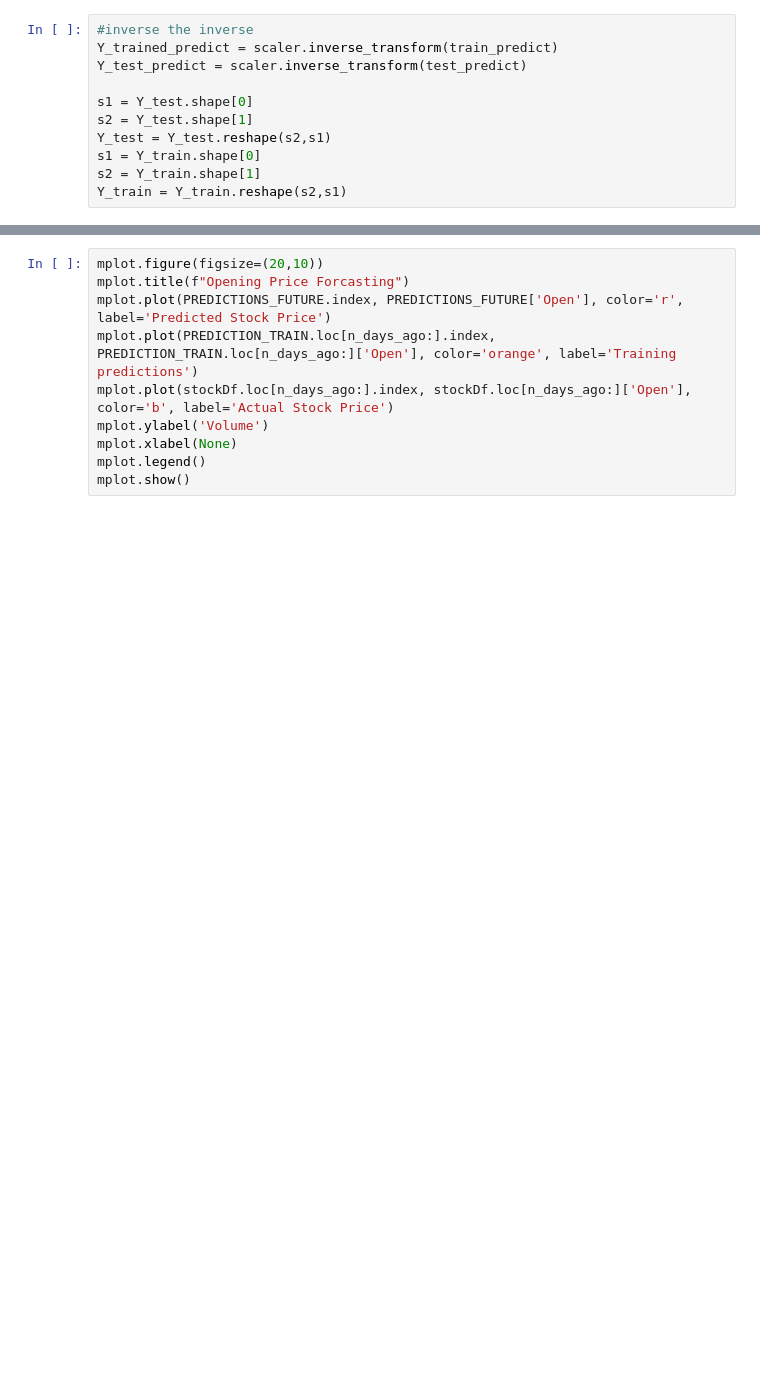
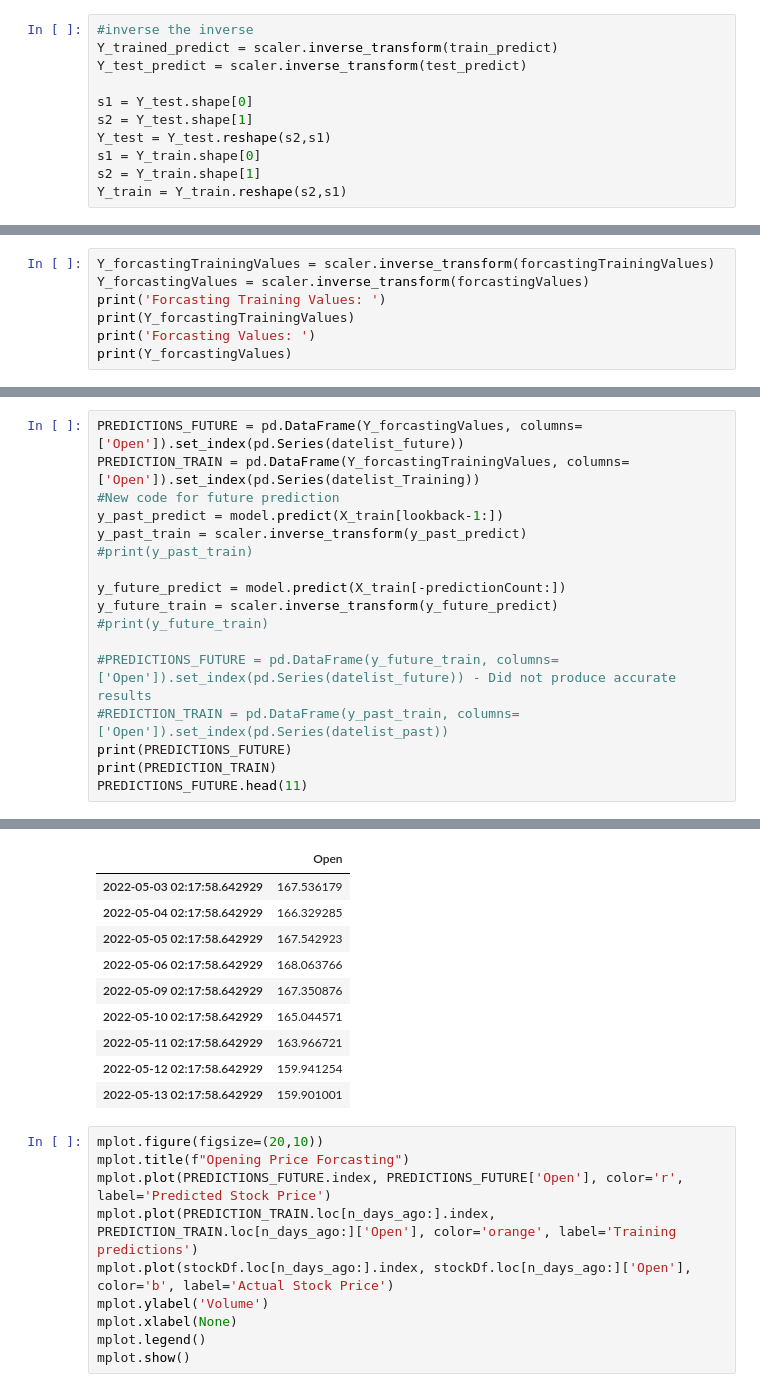
Before and after one commit to jeniferwerthman/AdvAILSTM, a Jupyter notebook: Copy_of_LSTMStock_Take2.ipynb, the cells around one changed output, grey strips where cells are left out. Cells and saved outputs as stored; diff of their text form; blank space fills up the shorter version.

```diff
--- a/Copy_of_LSTMStock_Take2.ipynb
+++ b/Copy_of_LSTMStock_Take2.ipynb
@@ -437,0 +409,7 @@ PREDICTIONS_FUTURE.head(11)
+# %%
+Y_forcastingTrainingValues = scaler.inverse_transform(forcastingTrainingValues)
+Y_forcastingValues = scaler.inverse_transform(forcastingValues)
+print('Forcasting Training Values: ')
+print(Y_forcastingTrainingValues)
+print('Forcasting Values: ')
+print(Y_forcastingValues)
@@ -437,0 +434,18 @@ PREDICTIONS_FUTURE.head(11)
+# %%
+PREDICTIONS_FUTURE = pd.DataFrame(Y_forcastingValues, columns=['Open']).set_index(pd.Series(datelist_future))
+PREDICTION_TRAIN = pd.DataFrame(Y_forcastingTrainingValues, columns=['Open']).set_index(pd.Series(datelist_Training))
+#New code for future prediction
+y_past_predict = model.predict(X_train[lookback-1:])
+y_past_train = scaler.inverse_transform(y_past_predict)
+#print(y_past_train)
+
+y_future_predict = model.predict(X_train[-predictionCount:])
+y_future_train = scaler.inverse_transform(y_future_predict)
+#print(y_future_train)
+
+#PREDICTIONS_FUTURE = pd.DataFrame(y_future_train, columns=['Open']).set_index(pd.Series(datelist_future)) - Did not produce accurate results
+#REDICTION_TRAIN = pd.DataFrame(y_past_train, columns=['Open']).set_index(pd.Series(datelist_past))
+print(PREDICTIONS_FUTURE)
+print(PREDICTION_TRAIN)
+PREDICTIONS_FUTURE.head(11)
+# %% [output]
@@ -438,3 +469,13 @@ PREDICTIONS_FUTURE.head(11)
+|  | Open |
+| 2022-05-03 02:17:58.642929 | 167.536179 |
+| 2022-05-04 02:17:58.642929 | 166.329285 |
+| 2022-05-05 02:17:58.642929 | 167.542923 |
+| 2022-05-06 02:17:58.642929 | 168.063766 |
+| 2022-05-09 02:17:58.642929 | 167.350876 |
+| 2022-05-10 02:17:58.642929 | 165.044571 |
+| 2022-05-11 02:17:58.642929 | 163.966721 |
+| 2022-05-12 02:17:58.642929 | 159.941254 |
+| 2022-05-13 02:17:58.642929 | 159.901001 |
 # %%
 mplot.figure(figsize=(20,10))
 mplot.title(f"Opening Price Forcasting")
```
Also changed, not shown: parts of 10 cells of this notebook.
